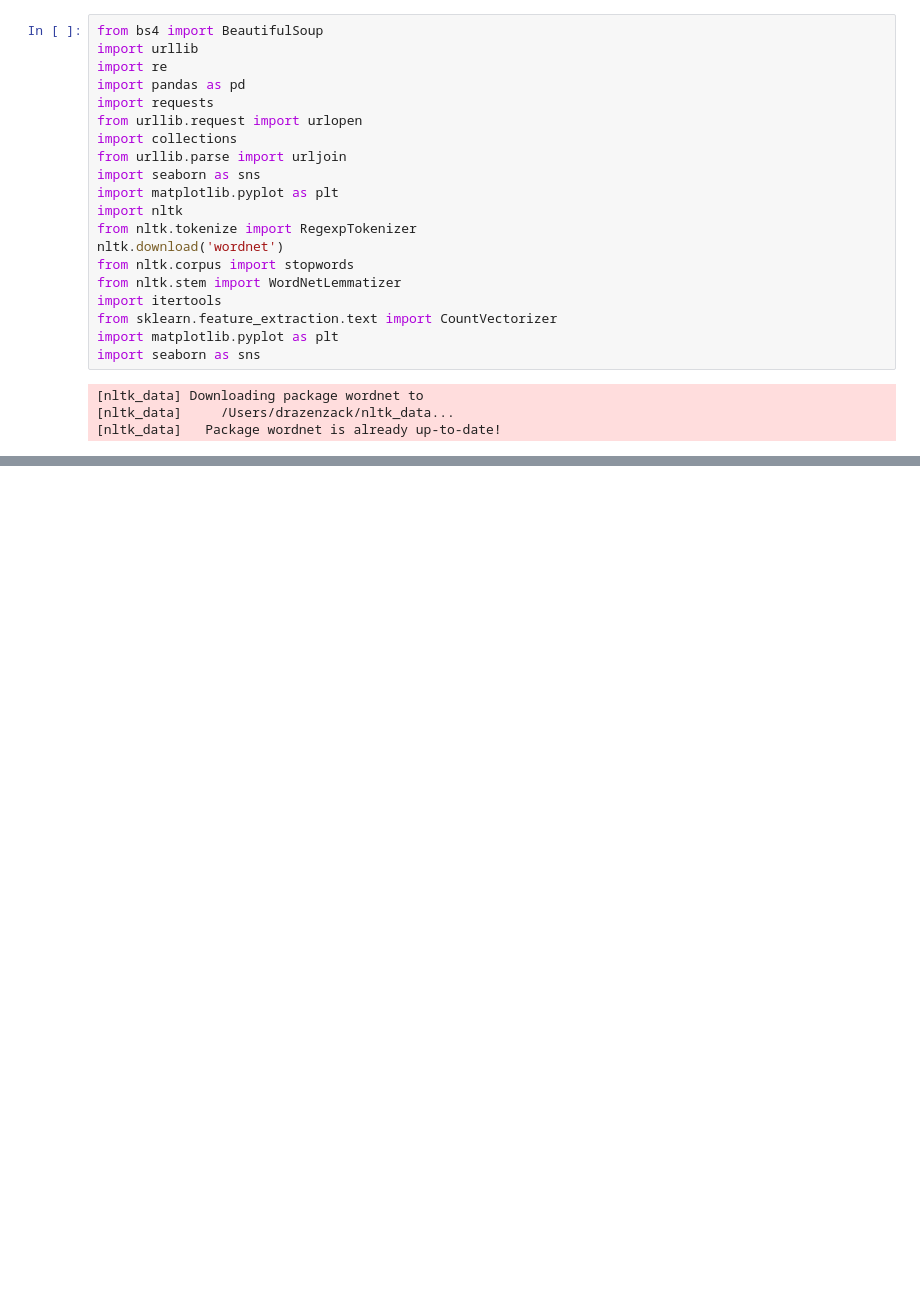
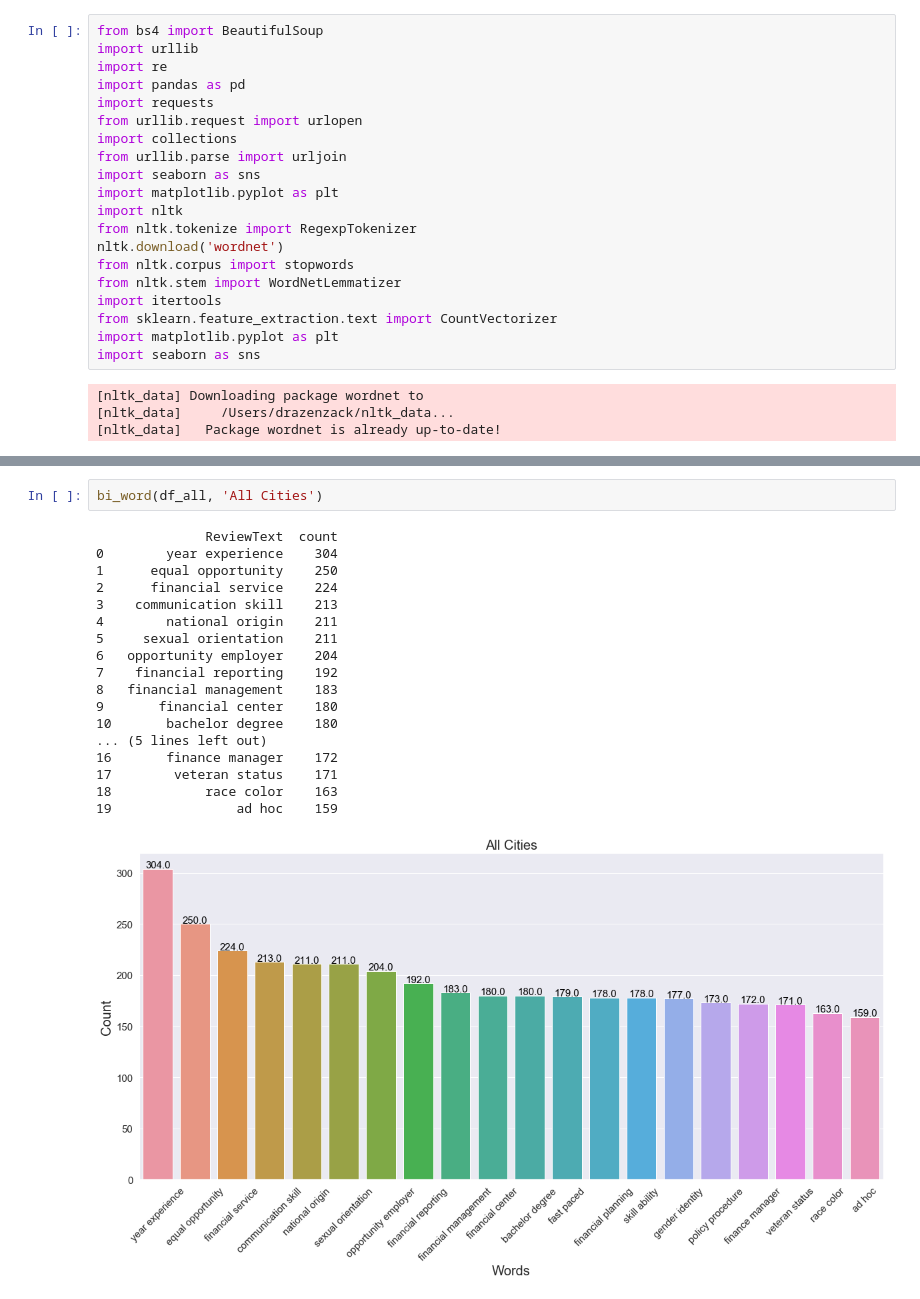
Before and after one commit to dray19/webscraping_indeed, a Jupyter notebook: ga_indeed2.ipynb, the cells around one changed output, grey strips where cells are left out. Drawn from its saved outputs; the diff is of its cells as text; blank space fills up the shorter version.

```diff
--- a/ga_indeed2.ipynb
+++ b/ga_indeed2.ipynb
@@ -291,0 +343,21 @@ bi_word(la, 'Nationwide')
+# %%
+bi_word(df_all, 'All Cities')
+# %% [output]
+              ReviewText  count
+0        year experience    304
+1      equal opportunity    250
+2      financial service    224
+3    communication skill    213
+4        national origin    211
+5     sexual orientation    211
+6   opportunity employer    204
+7    financial reporting    192
+8   financial management    183
+9       financial center    180
+10       bachelor degree    180
+... (5 lines left out)
+16       finance manager    172
+17        veteran status    171
+18            race color    163
+19                ad hoc    159
+[figure, added]
```
Also changed, not shown: parts of 20 cells of this notebook.
